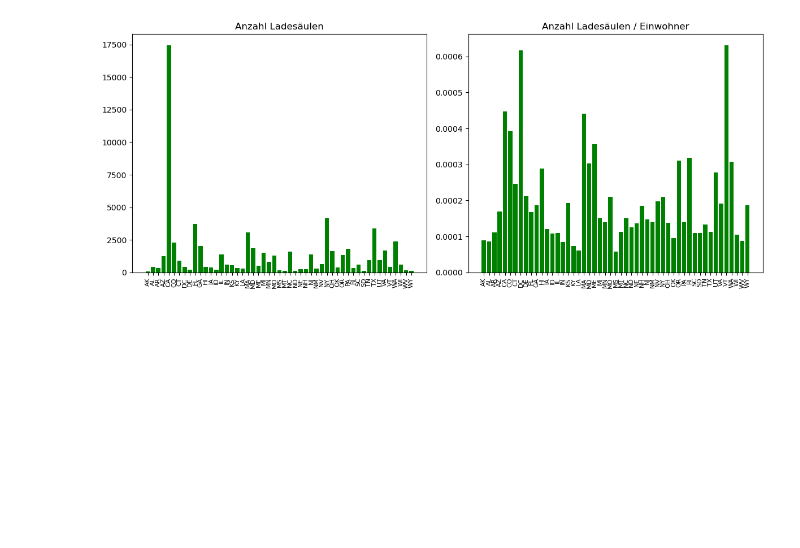
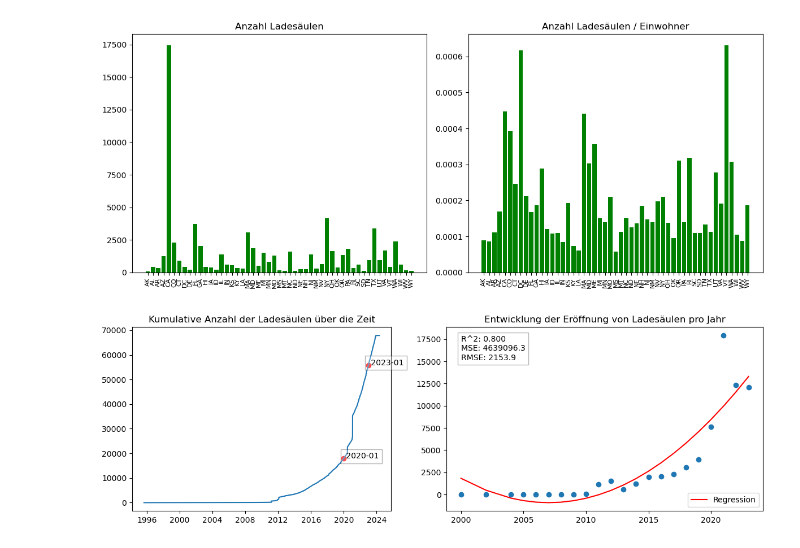
Before and after one commit to DataScience-DHBWKA/BOSCH-GUYS, a Jupyter notebook: notebook.ipynb, the cells around one changed output. Saved outputs shown, nothing was run; the diff lists cells and outputs as text; code cells hidden in the pictures; blank space fills up the shorter version.

```diff
--- a/notebook.ipynb
+++ b/notebook.ipynb
@@ -229,3 +229,50 @@ plt.tight_layout()
 plt.show()
 # %% [output]
 [figure]
+# %%
+# Wie hat sich die Anzahl der Ladesäulen im Laufe der Zeit entwickelt
+# Gibt es einen Trend in der Eröffnung von Ladesäulen über die Jahre?
+stations_dev = stations.groupby(stations['Open Date'].dt.date).size().cumsum().reset_index(name='Count')
+
+stations_trend = stations.groupby(stations['Open Date'].dt.year).size().reset_index(name='Count')
+# erst ab 2000, davor zu gering
+# es gibt eine Station 2024 im Datensatz
+stations_trend = stations_trend[stations_trend['Open Date'] >= 2000]
+stations_trend = stations_trend[stations_trend['Open Date'] != 2024]
+
+x = stations_trend['Open Date']
+y = stations_trend['Count']
+
+# Quadratische Regression (Polynomgrad 2)
+coefficients = np.polyfit(x, y, 2)
+
+# Erzeugung einer quadratischen Funktion mit den berechneten Koeffizienten
+quadratic_function = np.poly1d(coefficients)
+
+# Vorhersage für Werte in x
+predicted_y = quadratic_function(x)
+
+r_2 = r2_score(y, predicted_y)
+mse = np.mean((y - predicted_y)**2)
+
+s20 = stations_dev.loc[stations_dev['Open Date'] >= pd.Timestamp(2020, 1, 1)]
+s23 = stations_dev.loc[stations_dev['Open Date'] >= pd.Timestamp(2023, 1, 1)]
+
+fig, axs = plt.subplots(1, 2, figsize=(12, 4), gridspec_kw={'width_ratios': [4.5, 5.5]})
+
+axs[0].set_title('Kumulative Anzahl der Ladesäulen über die Zeit')
+axs[0].plot(stations_dev['Open Date'], stations_dev['Count'], linestyle='-', label='Linie')
+axs[0].scatter([s20.values[0][0], s23.values[0][0]], [s20.values[0][1], s23.values[0][1]], color='red')
+axs[0].text(s20.values[0][0], s20.values[0][1], ' 2020-01', bbox=dict(facecolor='white', alpha=0.3))
+axs[0].text(s23.values[0][0], s23.values[0][1], ' 2023-01', bbox=dict(facecolor='white', alpha=0.3))
+
+axs[1].set_title('Entwicklung der Eröffnung von Ladesäulen pro Jahr')
+axs[1].scatter(x, y)
+axs[1].plot(x, predicted_y, label='Regression', color='red')
+axs[1].text(min(x), max(y), f'R^2: {r2_score(y, predicted_y):.3f}\nMSE: {mse:.1f}\nRMSE: {np.sqrt(mse):.1f}', verticalalignment='top', bbox=dict(facecolor='white', alpha=0.3))
+axs[1].legend(loc='lower right')
+
+plt.tight_layout()
+plt.show()
+# %% [output]
+[figure, added]
```
Also changed, not shown: parts of 2 cells of this notebook.
